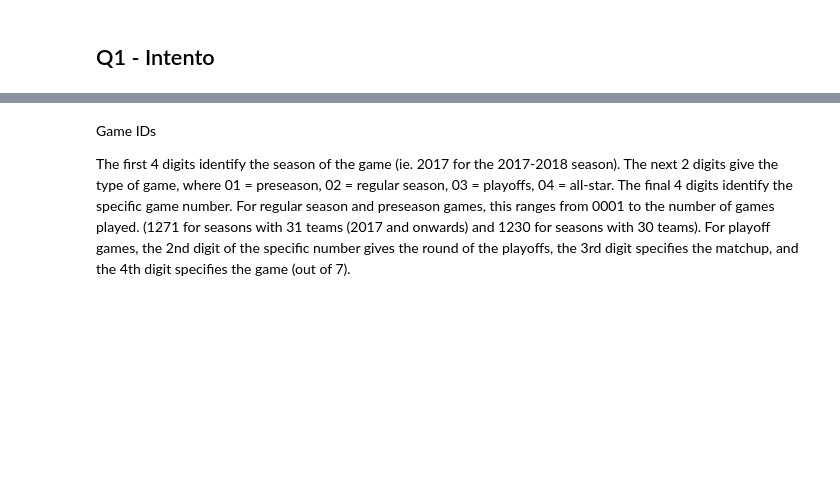
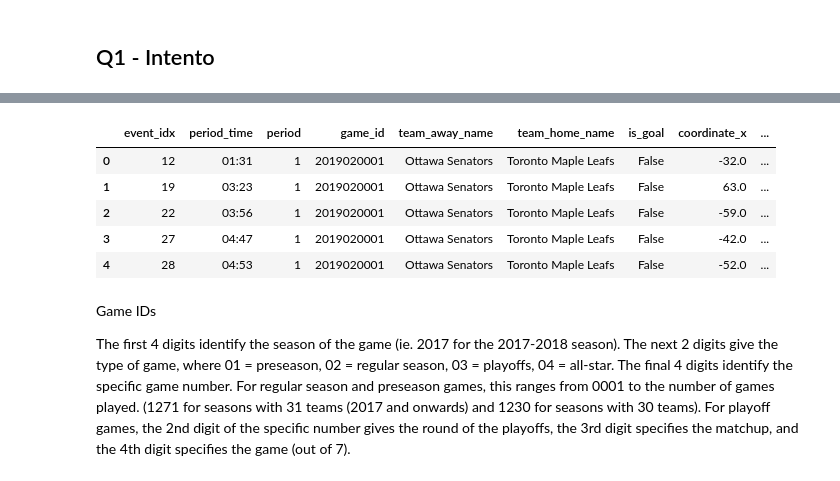
Before and after one commit to mina-parham/IFT6758-Project, a Jupyter notebook: notebooks/Question 1 sample.ipynb, the cells around one changed output, grey strips where cells are left out. Saved outputs shown, nothing was run; the diff lists cells and outputs as text; code cells hidden in the pictures; blank space fills up the shorter version.

```diff
--- a/notebooks/Question 1 sample.ipynb
+++ b/notebooks/Question 1 sample.ipynb
@@ -40,5 +40,5 @@ df.head()
 sys.path.append('../ift6758/data/')
 from get_data import get_games_data
 # %%
-data = get_games_data(2017, 2018, './json')
+data = get_games_data(2019, 2020, './json')
 # %% [output]
@@ -72,0 +73,12 @@ data
+# %%
+from tidy_data import tidy
+tiidy_data = tidy(data)
+# %%
+tiidy_data.head()
+# %% [output]
+|  | event_idx | period_time | period | game_id | team_away_name | team_home_name | is_goal | coordinate_x | ... |
+| 0 | 12 | 01:31 | 1 | 2019020001 | Ottawa Senators | Toronto Maple Leafs | False | -32.0 | ... |
+| 1 | 19 | 03:23 | 1 | 2019020001 | Ottawa Senators | Toronto Maple Leafs | False | 63.0 | ... |
+| 2 | 22 | 03:56 | 1 | 2019020001 | Ottawa Senators | Toronto Maple Leafs | False | -59.0 | ... |
+| 3 | 27 | 04:47 | 1 | 2019020001 | Ottawa Senators | Toronto Maple Leafs | False | -42.0 | ... |
+| 4 | 28 | 04:53 | 1 | 2019020001 | Ottawa Senators | Toronto Maple Leafs | False | -52.0 | ... |
```
Also changed, not shown: parts of 4 cells of this notebook, 1 other file.
